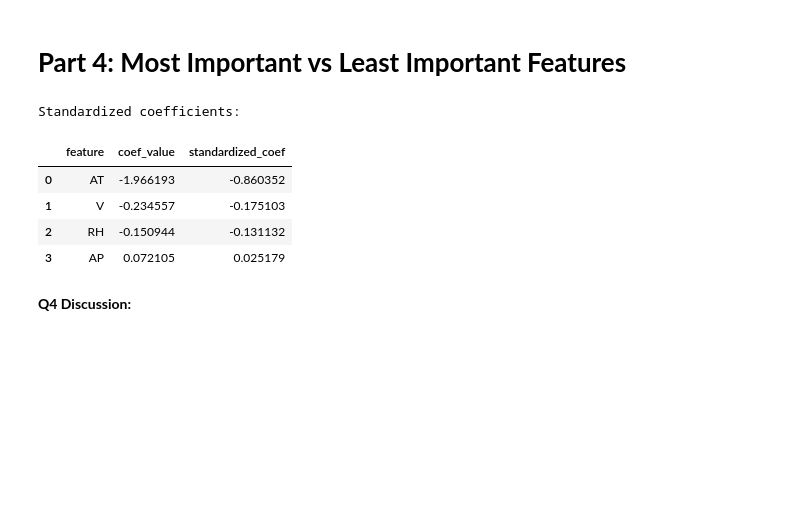
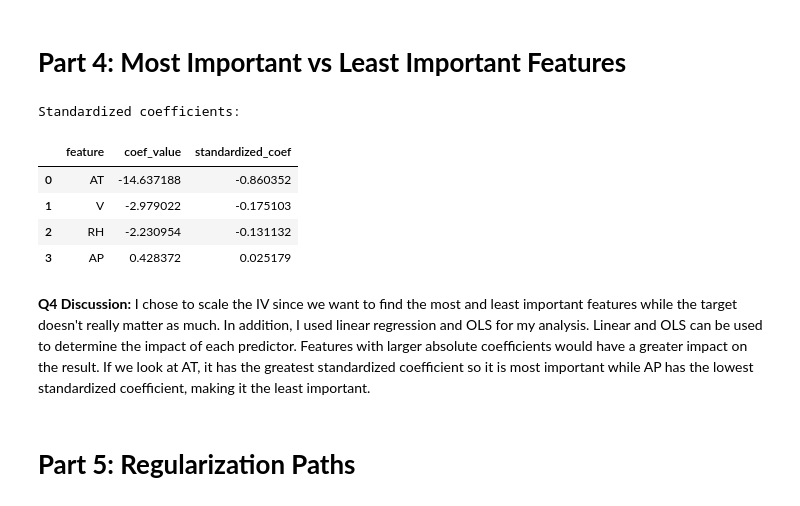
Before and after one commit to SZ330/EE344-Assignment-2, a Jupyter notebook: Assignment_2.ipynb, the cells around one changed output. Saved outputs shown, nothing was run; the diff lists cells and outputs as text; code cells hidden in the pictures; blank space fills up the shorter version.

```diff
--- a/Assignment_2.ipynb
+++ b/Assignment_2.ipynb
@@ -242,6 +246,18 @@ y_train_without_un = y_train_without
 y_test_without_un  = y_test_without
 
 feature_names_without = X_train_without.columns.tolist()
+
+# Scaled (fit scalers only on TRAIN)
+x_scaler = StandardScaler()
+y_scaler = StandardScaler()
+
+X_train_sc = x_scaler.fit_transform(X_train_without_un)
+X_test_sc  = x_scaler.transform(X_test_without_un)
+
+y_train_sc = y_scaler.fit_transform(y_train_without_un)
+y_test_sc  = y_scaler.transform(y_test_without_un)
+
+feature_names_scaled = X.columns.tolist()
 # %%
 lambda_grid = [0.01, 0.1, 1, 10, 100]
 
@@ -394,50 +410,52 @@ display(ols_table)
 # %% [markdown]
 # **Part 4: Most Important vs Least Important Features**
 # %%
-def standardized_coef_unscaled(beta, X_train_raw, y_train_raw):
-    """Standardized coefficients (effect size) for unscaled data:
+def standardized_coef_scaled(beta, X_train_raw, y_train_raw):
+    """Standardized coefficients (effect size) for scaled data:
        beta_std = beta * (std(X)/std(y)), computed using TRAIN statistics.
     """
     std_x = np.std(X_train_raw, axis=0, ddof=0)
     std_y = float(np.std(y_train_raw, axis=0, ddof=0))
     std_y = std_y if std_y > 0 else 1.0
     return beta * (std_x / std_y)
 
-variant = "unscaled"
+variant = "scaled"
 def linear_with_ols_reports():
     reports = {}
-    for variant in ["unscaled"]:
+    for variant in ["scaled"]:
 
-        Xt_tr, Xt_te = X_train_without_un, X_test_without_un
+        Xt_tr, Xt_te = X_train_sc, X_test_sc
         yt_tr = y_train_without_un
 
         lr = LinearRegression()
         lr.fit(Xt_tr, yt_tr.ravel())
 
         # Standardized coefficients
         beta = lr.coef_.reshape(-1)
-        beta_std = standardized_coef_unscaled(beta, Xt_tr, yt_tr)
+        beta_std = standardized_coef_scaled(beta, Xt_tr, yt_tr)
 
         coef_table = pd.DataFrame({
-            "feature": feature_names,
+            "feature": feature_names_scaled,
             "coef_value": beta,
             "standardized_coef": beta_std
         }).sort_values("standardized_coef", key=np.abs, ascending=False).reset_index(drop=True)
 
-        reports["unscaled"] = {
+        reports["scaled"] = {
             "coef_table": coef_table,
         }
 
     return reports
 lin_reports = linear_with_ols_reports()
 print("\nStandardized coefficients:")
 display(lin_reports[variant]["coef_table"])
 # %% [output]
 Standardized coefficients:
 |  | feature | coef_value | standardized_coef |
-| 0 | AT | -1.966193 | -0.860352 |
-| 1 | V | -0.234557 | -0.175103 |
-| 2 | RH | -0.150944 | -0.131132 |
-| 3 | AP | 0.072105 | 0.025179 |
+| 0 | AT | -14.637188 | -0.860352 |
+| 1 | V | -2.979022 | -0.175103 |
+| 2 | RH | -2.230954 | -0.131132 |
+| 3 | AP | 0.428372 | 0.025179 |
-# %% [markdown]
-**Q4 Discussion:**
+# %% [markdown]
+**Q4 Discussion:** I chose to scale the IV since we want to find the most and least important features while the target doesn't really matter as much. In addition, I used linear regression and OLS for my analysis. Linear and OLS can be used to determine the impact of each predictor. Features with larger absolute coefficients would have a greater impact on the result. If we look at AT, it has the greatest standardized coefficient so it is most important while AP has the lowest standardized coefficient, making it the least important.
+# %% [markdown]
+# **Part 5: Regularization Paths**
```
Also changed, not shown: parts of 6 cells of this notebook.
